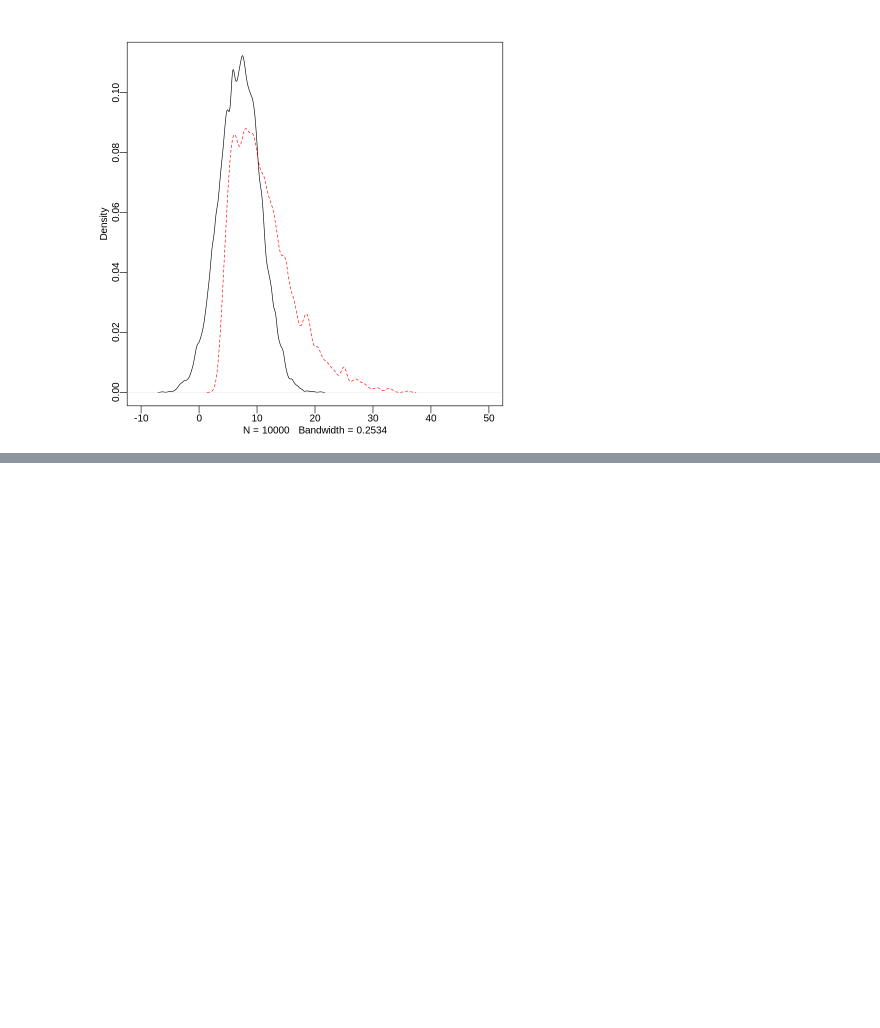
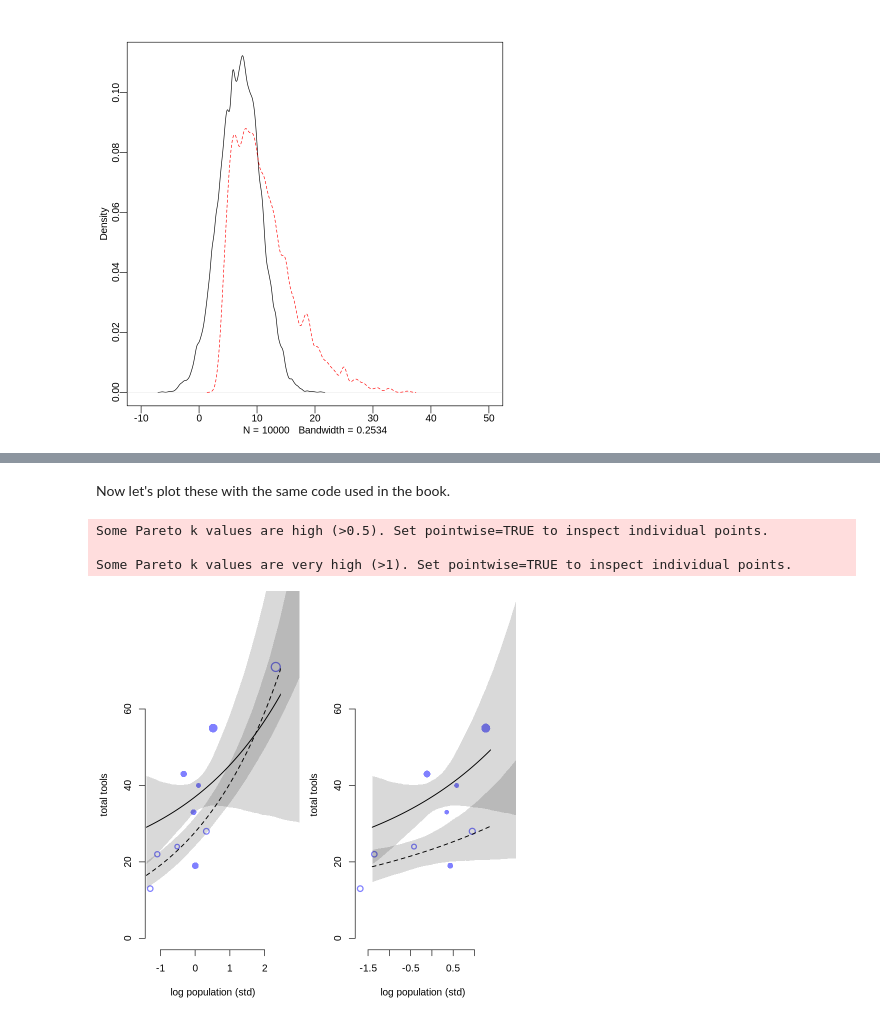
Before and after one commit to nicklausmillican/StatisticalRethinkingIISolutions, a Jupyter notebook: StatisticalRethinkingSolutions2_Ch11.ipynb, the cells around one changed output, grey strips where cells are left out. Drawn from its saved outputs; the diff is of its cells as text; code cells hidden in the pictures; blank space fills up the shorter version.

```diff
--- a/StatisticalRethinkingSolutions2_Ch11.ipynb
+++ b/StatisticalRethinkingSolutions2_Ch11.ipynb
@@ -531,0 +621,58 @@ dens(post_ulam$a[,2], col="red", lty=2, add=TRUE)
+# %% [markdown]
+Now let's plot these with the same code used in the book.
+# %%
+par(mfrow=c(1,2))
+
+k1 <- PSIS( m11.10, pointwise=TRUE )$k
+plot(d_list$P, d_list$T,
+     xlab="log population (std)", ylab="total tools",
+     col=rangi2, pch=ifelse(d_list$cid==1, 1, 16), lwd=2, cex=1+normalize(k1),
+     ylim=c(0,75), bty="n")
+
+#set up the horizontal axis values to compute predictions at
+ns <- 100
+P_seq <- seq(from=-1.4, to=3, length.out=ns)
+
+#predictions for cid=1 (low contact)
+lambda <- link(m11.10, data=data.frame(P=P_seq, cid=1))
+lmu <- apply(lambda, 2, mean)
+lci <- apply(lambda, 2, PI)
+lines(P_seq, lmu, lty=2, lwd=1.5)
+shade(lci, P_seq, xpd=TRUE)
+
+#predictions for cid=2 (high contact)
+lambda <- link(m11.10, data=data.frame( P=P_seq, cid=2))
+lmu <- apply( lambda, 2, mean)
+lci <- apply( lambda, 2, PI)
+lines( P_seq, lmu, lty=1, lwd=1.5)
+shade( lci, P_seq, xpd=TRUE)
+
+################################################################################
+k2 <- PSIS(m11.10b, pointwise=TRUE )$k
+plot(d2_list$P, d2_list$T,
+     xlab="log population (std)", ylab="total tools",
+     col=rangi2, pch=ifelse(d2_list$cid==1, 1, 16), lwd=2, cex=1+normalize(k2),
+     ylim=c(0,75), bty="n")
+
+#set up the horizontal axis values to compute predictions at
+ns <- 100
+P_seq <- seq(from=-1.4, to=3, length.out=ns)
+
+#predictions for cid=1 (low contact)
+lambda <- link(m11.10b, data=data.frame(P=P_seq, cid=1))
+lmu <- apply(lambda, 2, mean)
+lci <- apply(lambda, 2, PI)
+lines(P_seq, lmu, lty=2, lwd=1.5)
+shade(lci, P_seq, xpd=TRUE)
+
+#predictions for cid=2 (high contact)
+lambda <- link(m11.10, data=data.frame( P=P_seq, cid=2))
+lmu <- apply( lambda, 2, mean)
+lci <- apply( lambda, 2, PI)
+lines( P_seq, lmu, lty=1, lwd=1.5)
+shade( lci, P_seq, xpd=TRUE)
+# %% [output]
+Some Pareto k values are high (>0.5). Set pointwise=TRUE to inspect individual points.
+
+Some Pareto k values are very high (>1). Set pointwise=TRUE to inspect individual points.
+[figure, added]
```
Also changed, not shown: parts of 9 cells of this notebook.
